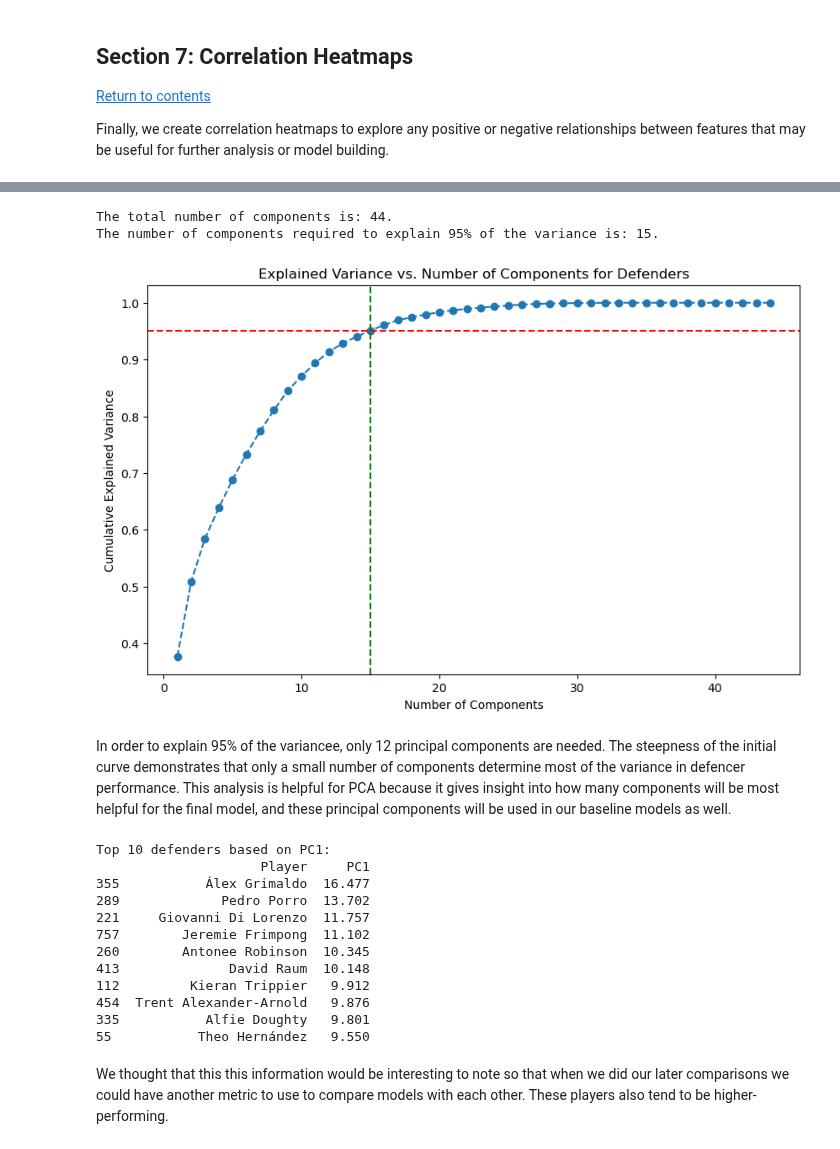
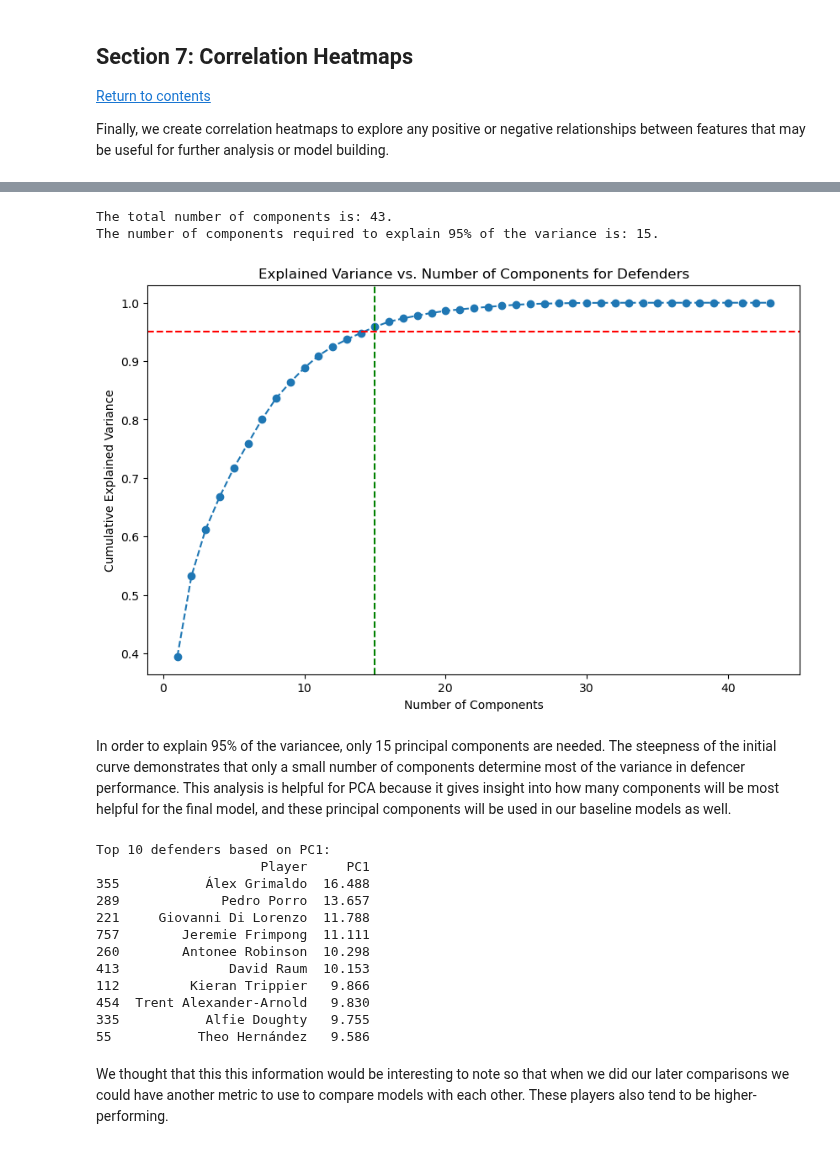
Before and after one commit to kezeani/109aproject, a Jupyter notebook: project.ipynb, the cells around one changed output, grey strips where cells are left out. Saved outputs shown, nothing was run; the diff lists cells and outputs as text; code cells hidden in the pictures.

```diff
--- a/project.ipynb
+++ b/project.ipynb
@@ -213,11 +214,11 @@ forwards.rename(columns=column_mapping, inplace=True)
 
 # Numerate leagues for regression
 league_map = {
-    'Premier League' : 0,
-    'La Liga' : 1,
-    'Bundesliga' : 2,
-    'Serie A' : 3,
-    'Ligue 1' : 4
+    'Premier League' : 'Zero',
+    'La Liga' : 'One',
+    'Bundesliga' : 'Two',
+    'Serie A' : 'Three',
+    'Ligue 1' : 'Four'
 }
 
 defenders['Comp'] = defenders['Comp'].map(league_map)
@@ -404,46 +401,44 @@ from sklearn.model_selection import train_test_split
 
 defender_train, defender_test = train_test_split(defenders, test_size=0.2, random_state=42)
 
-numeric_train = defender_train.select_dtypes(include='number').drop(columns=['Player'], errors='ignore').dropna()
-numeric_test = defender_test.select_dtypes(include='number').drop(columns=['Player'], errors='ignore').dropna()
+numeric_train = defender_train.select_dtypes(include='number').drop(columns=['Player'], errors='ignore').drop(columns=['Annual Wage (Euros)'], errors='ignore').dropna()
+numeric_test = defender_test.select_dtypes(include='number').drop(columns=['Player'], errors='ignore').drop(columns=['Annual Wage (Euros)'], errors='ignore').dropna()
 
 
 defender_train = defender_train.loc[numeric_train.index].reset_index(drop=True)
 defender_test = defender_test.loc[numeric_test.index].reset_index(drop=True)
 
 
-y_train = defender_train['Comp']
-y_test = defender_test['Comp']
+y_train = defender_train['Annual Wage (Euros)']
+y_test = defender_test['Annual Wage (Euros)']
 
 pca = PCA()
-pca1 = PCA()
 defender_pca= pca.fit_transform(numeric_train)
 defender_pca1= pca.transform(numeric_test)
 
 explained_variance_ratio = pca.explained_variance_ratio_
 cumulative_variance = np.cumsum(explained_variance_ratio)
 
 valid_components = np.argmax(cumulative_variance >= 0.95) + 1
 
 print(f"The total number of components is: {pca.n_components_}.")
 print(f"The number of components required to explain 95% of the variance is: {valid_components}.")
 
 plt.figure(figsize=(10, 6))
 plt.plot(range(1, len(cumulative_variance)+1), cumulative_variance,marker='o', linestyle='--')
 plt.axhline(y=0.95, color='r', linestyle='--', label='95% Variance Threshold')
 plt.axvline(x=valid_components, color='g', linestyle='--', label=f'{valid_components} Components')
 plt.xlabel('Number of Components')
 plt.ylabel('Cumulative Explained Variance')
 plt.title('Explained Variance vs. Number of Components for Defenders')
 plt.show()
 # %% [output]
-The total number of components is: 44.
+The total number of components is: 43.
 The number of components required to explain 95% of the variance is: 15.
-[figure, old version]
+[figure, new version]
 # %% [markdown]
-In order to explain 95% of the variancee, only 12 principal components are needed. The steepness of the initial curve demonstrates that only a small number of components determine most of the variance in defencer performance. This analysis is helpful for PCA because it gives insight into how many components will be most helpful for the final model, and these principal components will be used in our baseline models as well.
+In order to explain 95% of the variancee, only 15 principal components are needed. The steepness of the initial curve demonstrates that only a small number of components determine most of the variance in defencer performance. This analysis is helpful for PCA because it gives insight into how many components will be most helpful for the final model, and these principal components will be used in our baseline models as well.
 # %%
-
 defender_train['PC1'] = defender_pca[:, 0]
 defender_train['PC2'] = defender_pca[:, 1]
 
@@ -457,16 +452,16 @@ print(top_defenders[['Player', 'PC1']])
 # %% [output]
 Top 10 defenders based on PC1:
                      Player     PC1
-355           Álex Grimaldo  16.477
-289             Pedro Porro  13.702
-221     Giovanni Di Lorenzo  11.757
-757        Jeremie Frimpong  11.102
-260        Antonee Robinson  10.345
-413              David Raum  10.148
-112         Kieran Trippier   9.912
-454  Trent Alexander-Arnold   9.876
-335           Alfie Doughty   9.801
-55           Theo Hernández   9.550
+355           Álex Grimaldo  16.488
+289             Pedro Porro  13.657
+221     Giovanni Di Lorenzo  11.788
+757        Jeremie Frimpong  11.111
+260        Antonee Robinson  10.298
+413              David Raum  10.153
+112         Kieran Trippier   9.866
+454  Trent Alexander-Arnold   9.830
+335           Alfie Doughty   9.755
+55           Theo Hernández   9.586
 # %% [markdown]
 We thought that this this information would be interesting to note so that when we did our later comparisons we could have another metric to use to compare models with each other. These players also tend to be higher-performing.
 # %%
```
Also changed, not shown: parts of 80 cells of this notebook.
